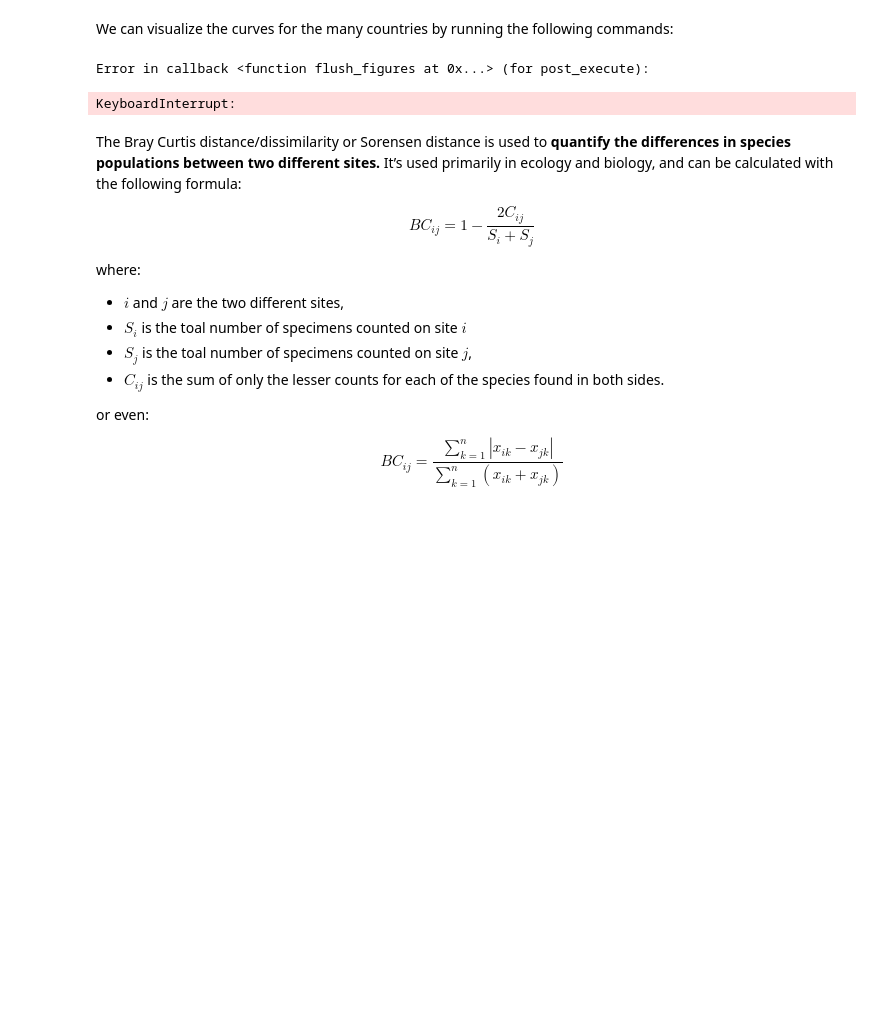
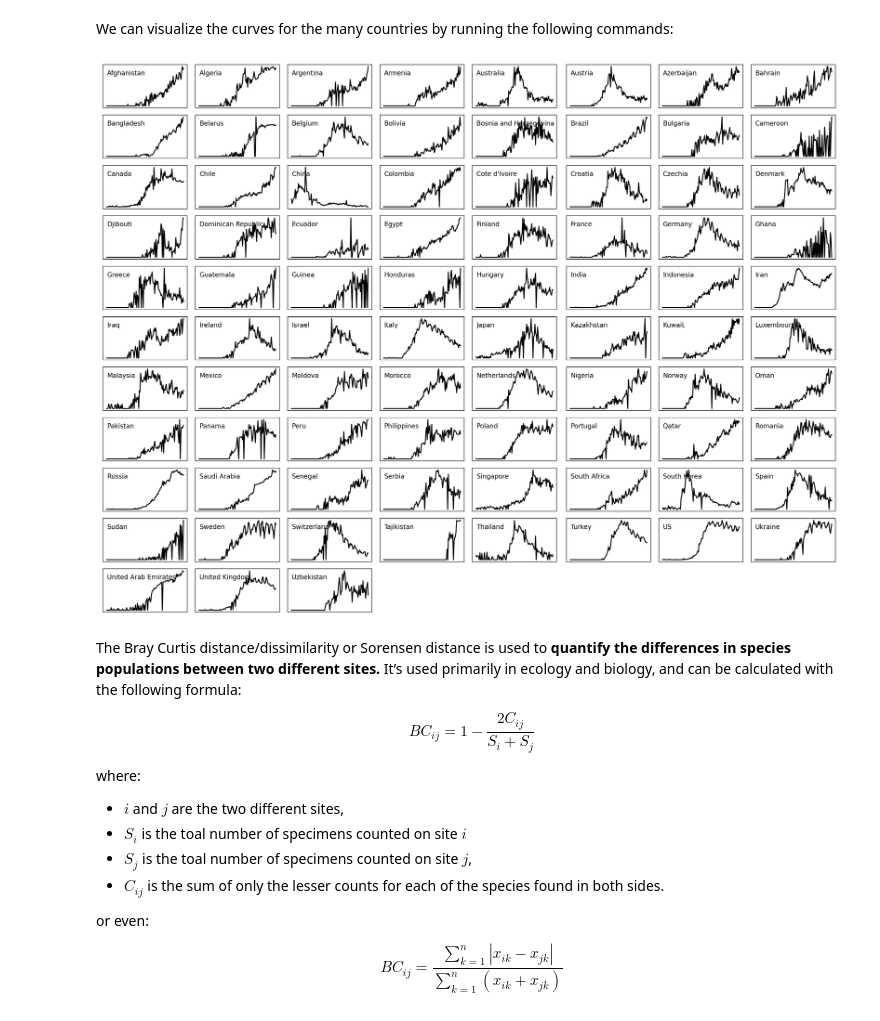
Before and after one commit to diogosmac/covid-forecast-feup-iart, a Jupyter notebook: projects/project2/project.ipynb, the cells around one changed output. Saved outputs shown, nothing was run; the diff lists cells and outputs as text; code cells hidden in the pictures; blank space fills up the shorter version.

```diff
--- a/projects/project2/project.ipynb
+++ b/projects/project2/project.ipynb
@@ -369,7 +386,7 @@ To start things off, let's reverse our dataframe, so that the Countries are now
 new_dataframe = covid_world_dataframe.drop(labels=['Lat', 'Long', 'Deaths', 'Recovered'], axis=1)
 new_dataframe
 '''
-new_dataframe = covid_world_dataframe.pivot_table('Confirmed', ['Date'], 'Country/Region')
+new_dataframe = covid_world_dataframe.pivot_table(values='Confirmed', index='Date', columns='Country/Region')
 new_dataframe
 # %% [output]
 | Country/Region | Afghanistan | Albania | Algeria | Andorra | Angola | Antigua and Barbuda | Argentina | Armenia | ... |
@@ -522,26 +527,25 @@ We can visualize the curves for the many countries by running the following comm
 # %%
 # make plot
 fig = plt.figure(figsize=(16,12), dpi=200, constrained_layout=True)
 
 axs = fig.subplots(nrows=11, ncols=8)
 
 for i in range(len(new_data_thousand_norm.columns)):
     # plot column
     axs.flat[i].plot(new_data_thousand_norm.index, new_data_thousand_norm.iloc[:,i], color='black')
     # remove axis labels
     axs.flat[i].get_xaxis().set_ticks([])
     axs.flat[i].get_yaxis().set_ticks([])
     # write contry notation
     axs.flat[i].annotate(new_data_thousand_norm.iloc[:,i].name, (0.05, 0.8),xycoords='axes fraction', va='center', ha='left')
 
 # delete unused subplots
 num_plots = 11 * 8
-num_used_plots = new_data_thousand_norm.shape[0]
+num_used_plots = len(new_data_thousand_norm.columns)
 for i in range(num_used_plots, num_plots):
     axs.flat[i].set_axis_off()
 # %% [output]
-Error in callback <function flush_figures at 0x...> (for post_execute):
-KeyboardInterrupt:
+[figure, added]
 # %% [markdown]
 The Bray Curtis distance/dissimilarity or Sorensen distance is used to **quantify the differences in species populations between two different sites.**
 It’s used primarily in ecology and biology, and can be calculated with the following formula:
```
Also changed, not shown: parts of 34 cells of this notebook, 3 other files.
